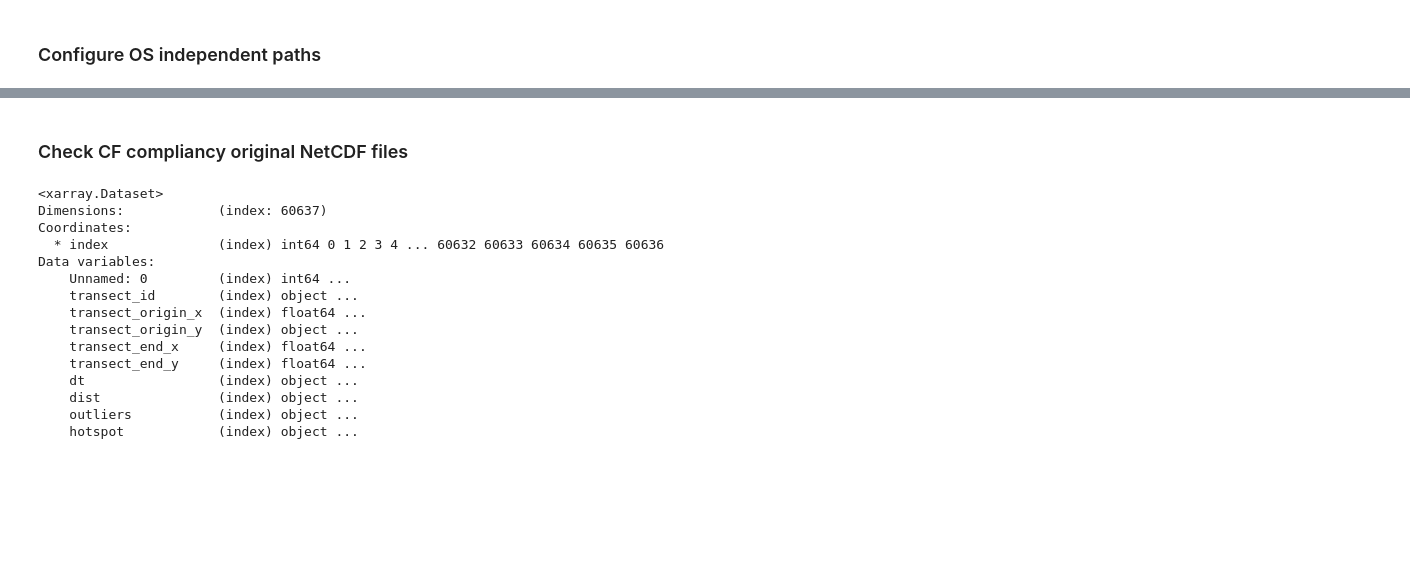
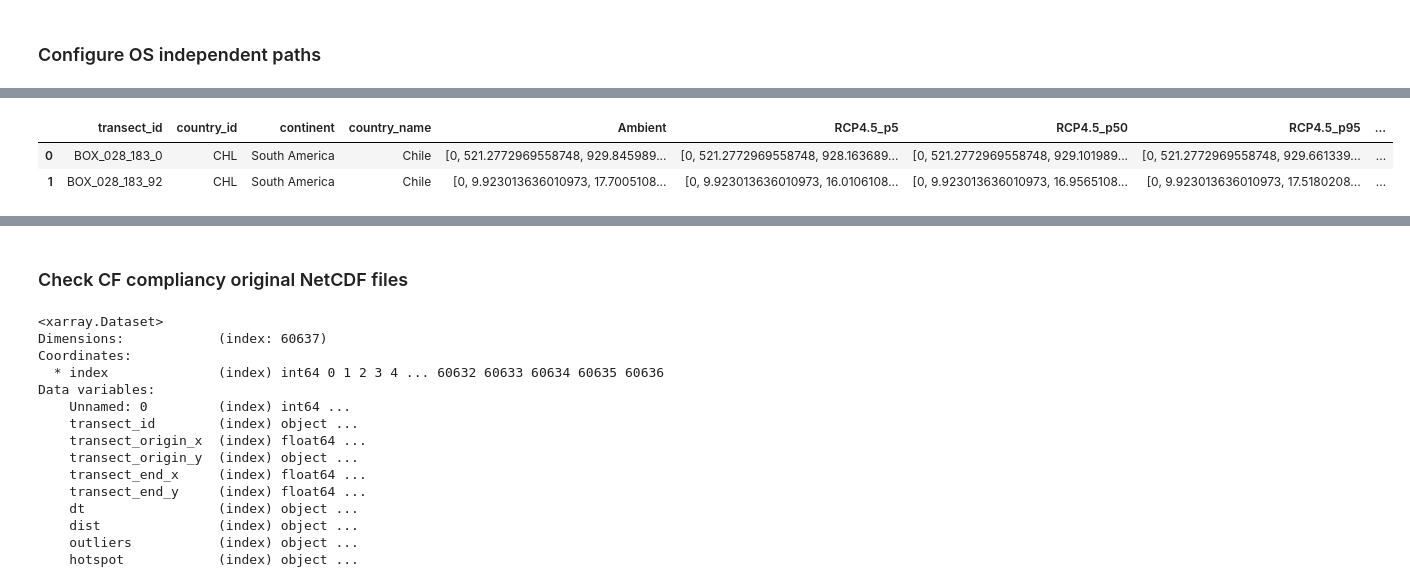
Before and after one commit to openearth/global-coastal-atlas, a Jupyter notebook: stac_folder/notebooks/03_shorelinemonitor_future.ipynb, the cells around one changed output, grey strips where cells are left out. Cells and saved outputs as stored; diff of their text form; code cells hidden in the pictures; blank space fills up the shorter version.

```diff
--- a/stac_folder/notebooks/03_shorelinemonitor_future.ipynb
+++ b/stac_folder/notebooks/03_shorelinemonitor_future.ipynb
@@ -67,16 +67,21 @@ CF_dir = gca_data_dir.joinpath(r"CF")  # directory to save output CF check files
 # %%
 # # write csv to netcdf
 
 # # Load data from CSV file into a pandas dataframe
-csv_dir = r'P:\11202268-hydraulic-engineering\MSc_students\Dante_van_der_Heijden\02. Data\ShorelineMonitor_monthly.csv'
-df = pd.read_csv(csv_dir)
+csv_dir = r'P:\1000545-054-globalbeaches\15_GlobalCoastalAtlas\datasets\03_Shorelinemonitor_future\future_shorelines.csv'
+df_fut = pd.read_csv(csv_dir)
 
-# # Convert the pandas dataframe to an xarray dataset
-# ds = xr.Dataset.from_dataframe(df)
+# Convert the pandas dataframe to an xarray dataset
+ds = xr.Dataset.from_dataframe(df_fut)
 
-# # Write the xarray dataset to a netCDF file
-# ds.to_netcdf(dataset_dir)
+# Write the xarray dataset to a netCDF file
+ds.to_netcdf(dataset_dir)
+
+df_fut.head(2)
 # %% [output]
+|  | transect_id | country_id | continent | country_name | Ambient | RCP4.5_p5 | RCP4.5_p50 | RCP4.5_p95 | ... |
+| 0 | BOX_028_183_0 | CHL | South America | Chile | [0, 521.2772969558748, 929.845989... | [0, 521.2772969558748, 928.163689... | [0, 521.2772969558748, 929.101989... | [0, 521.2772969558748, 929.661339... | ... |
+| 1 | BOX_028_183_92 | CHL | South America | Chile | [0, 9.923013636010973, 17.7005108... | [0, 9.923013636010973, 16.0106108... | [0, 9.923013636010973, 16.9565108... | [0, 9.923013636010973, 17.5180208... | ... |
 [interactive output not drawn]
 # %% [markdown]
 ### Check CF compliancy original NetCDF files
```
